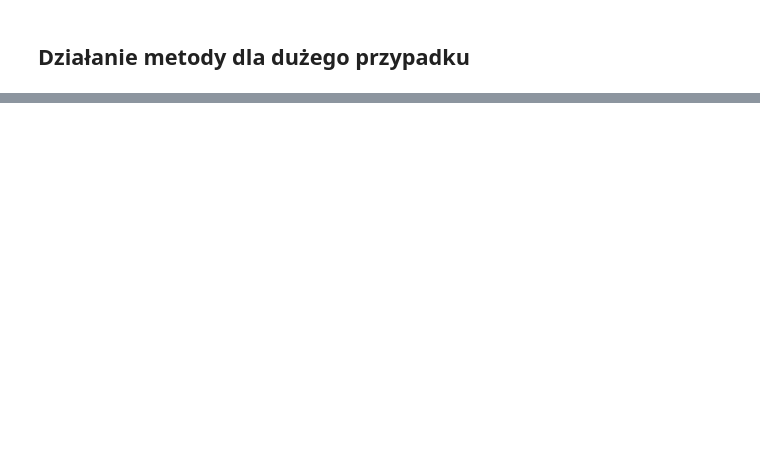
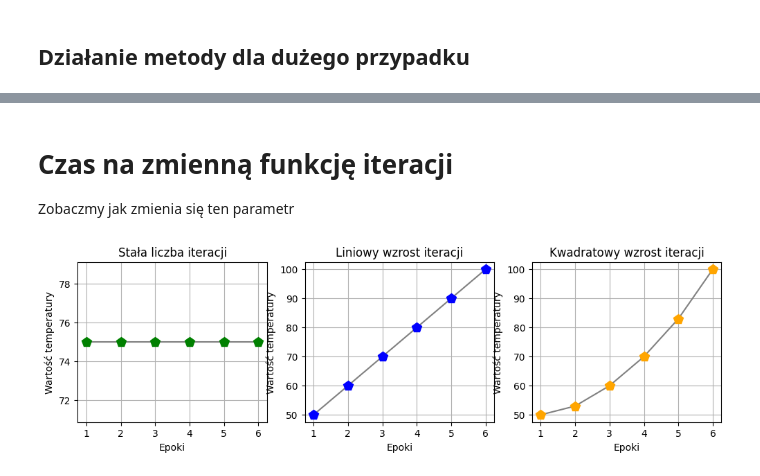
Before and after one commit to Twomasz/SimulatedAnnealing, a Jupyter notebook: report.ipynb, the cells around one changed output, grey strips where cells are left out. Cells and saved outputs as stored; diff of their text form; code cells hidden in the pictures; blank space fills up the shorter version.

```diff
--- a/report.ipynb
+++ b/report.ipynb
@@ -134,0 +231,11 @@ print_selected_items(chosen_items)
+# %% [markdown]
+# Czas na zmienną funkcję iteracji
+Zobaczmy jak zmienia się ten parametr
+# %%
+const_iters = IterationsFunction(75, 75, 6, version='constant')
+linear_iters = IterationsFunction(50, 100, 6, version='linear')
+square_iters = IterationsFunction(50, 100, 6, version='square')
+
+plot_iters_versions(const_iters, linear_iters, square_iters)
+# %% [output]
+[figure, added]
```
Also changed, not shown: parts of 36 cells of this notebook, 2 other files.
